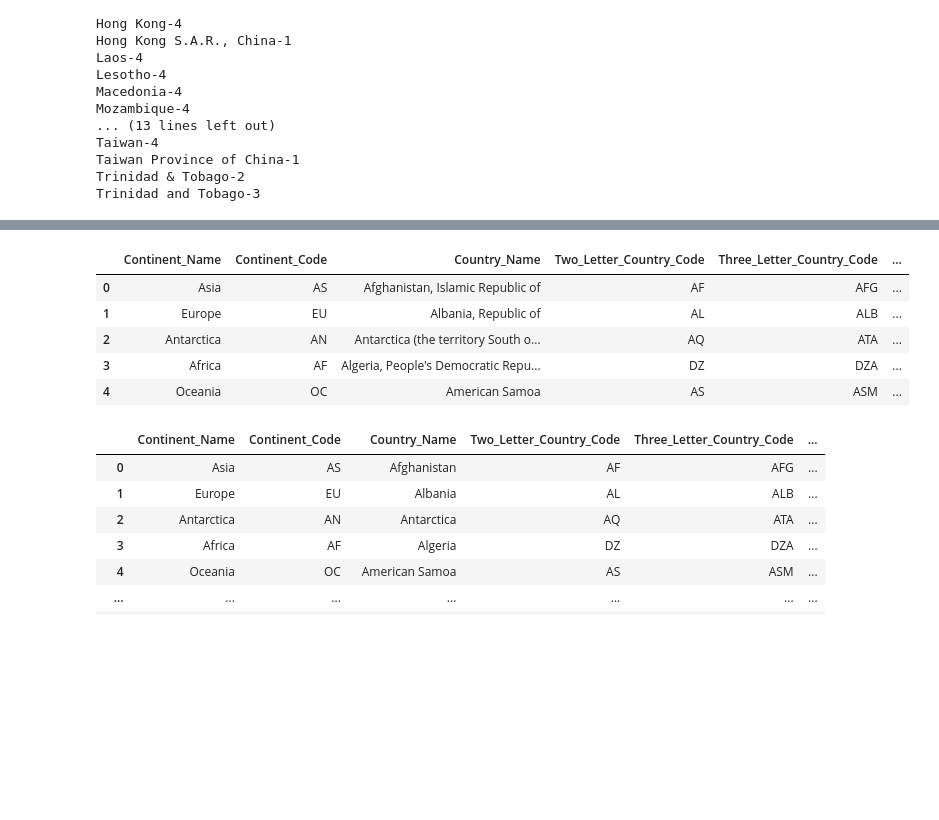
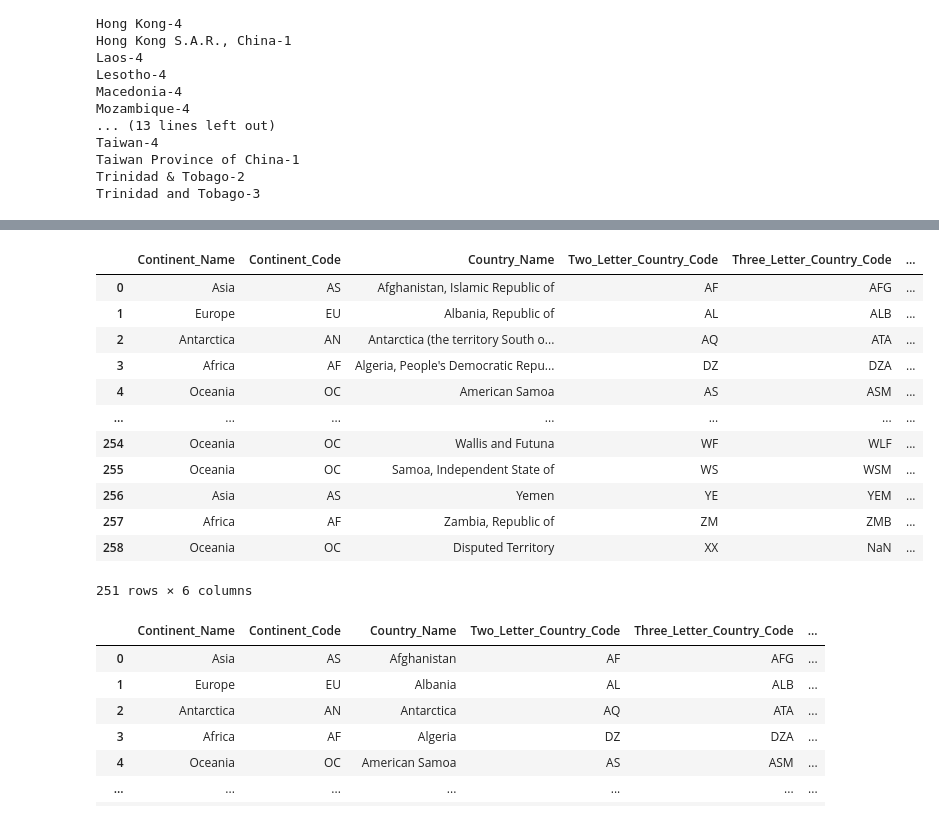
Before and after one commit to mactzu/STDs, a Jupyter notebook: work/eamonn/yann_happy.ipynb, the cells around one changed output, grey strips where cells are left out. Drawn from its saved outputs; the diff is of its cells as text; code cells hidden in the pictures; blank space fills up the shorter version.

Commit message:
continent info

```diff
--- a/work/eamonn/yann_happy.ipynb
+++ b/work/eamonn/yann_happy.ipynb
@@ -148,15 +135,22 @@ continent_df=pd.read_csv(continent)
 # %%
 # drop duplicate country code
 continent_df=continent_df.drop_duplicates(subset =["Three_Letter_Country_Code"],
                      keep = 'first')
-continent_df.head()
+continent_df
 # %% [output]
 |  | Continent_Name | Continent_Code | Country_Name | Two_Letter_Country_Code | Three_Letter_Country_Code | ... |
 | 0 | Asia | AS | Afghanistan, Islamic Republic of | AF | AFG | ... |
 | 1 | Europe | EU | Albania, Republic of | AL | ALB | ... |
 | 2 | Antarctica | AN | Antarctica (the territory South o... | AQ | ATA | ... |
 | 3 | Africa | AF | Algeria, People's Democratic Repu... | DZ | DZA | ... |
 | 4 | Oceania | OC | American Samoa | AS | ASM | ... |
+| ... | ... | ... | ... | ... | ... | ... |
+| 254 | Oceania | OC | Wallis and Futuna | WF | WLF | ... |
+| 255 | Oceania | OC | Samoa, Independent State of | WS | WSM | ... |
+| 256 | Asia | AS | Yemen | YE | YEM | ... |
+| 257 | Africa | AF | Zambia, Republic of | ZM | ZMB | ... |
+| 258 | Oceania | OC | Disputed Territory | XX | NaN | ... |
+251 rows × 6 columns
 # %%
 for ind,row in continent_df.iterrows():
     continent_df.loc[ind,'Country_Name']=continent_df.loc[ind,'Country_Name'].split(',')[0]
```
Also changed, not shown: parts of 15 cells of this notebook, 11 other files.
